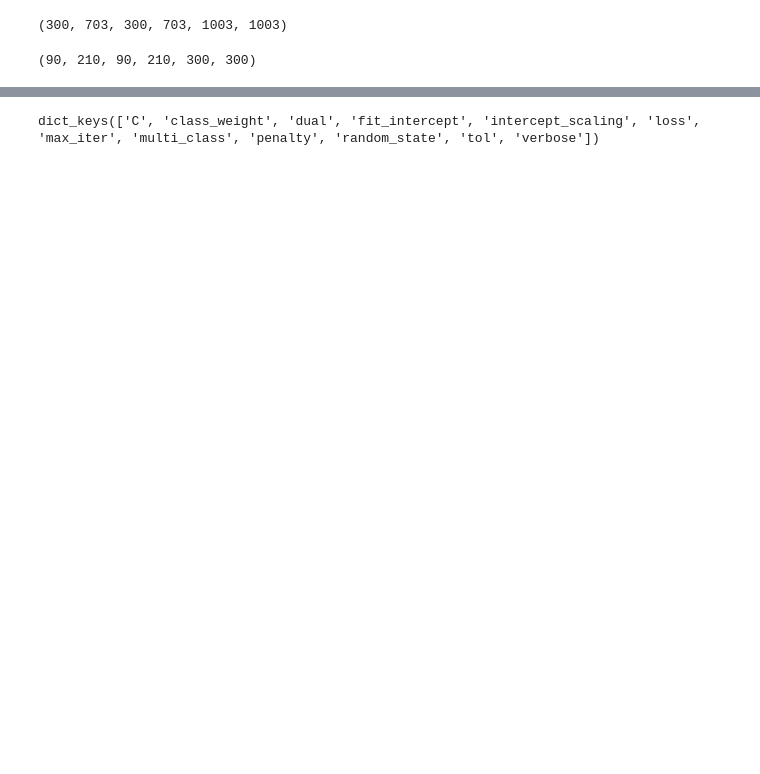
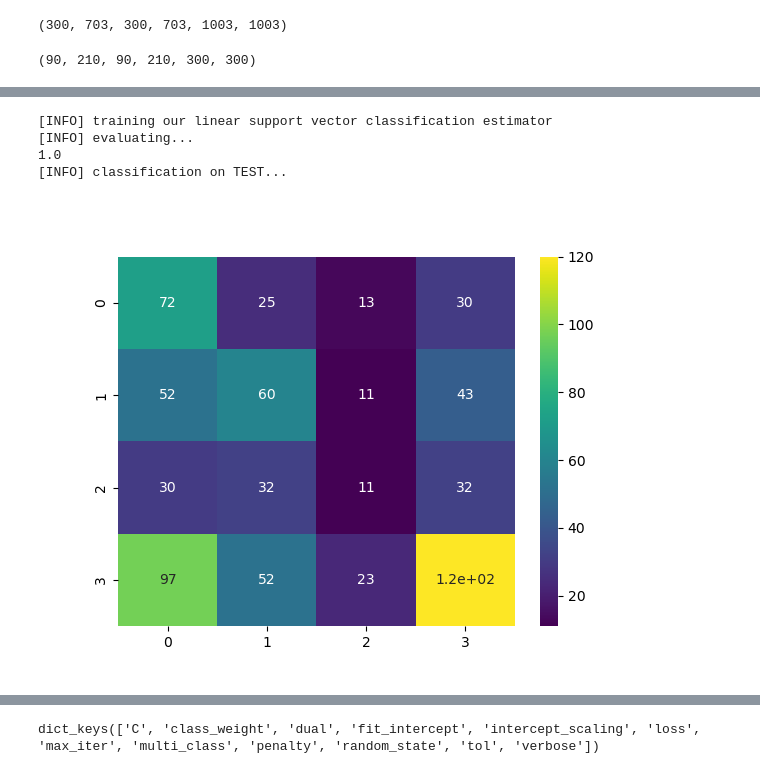
Before and after one commit to Brinkley97/csci_535_multimodal_probabilistic_learning, a Jupyter notebook: hw/2-multimodal_machine_learning_for_emotion_recognition/visual-main.ipynb, the cells around one changed output, grey strips where cells are left out. Saved outputs shown, nothing was run; the diff lists cells and outputs as text; code cells hidden in the pictures; blank space fills up the shorter version.

Commit message:
classification with and without hyper-parameter tuning

```diff
--- a/hw/2-multimodal_machine_learning_for_emotion_recognition/visual-main.ipynb
+++ b/hw/2-multimodal_machine_learning_for_emotion_recognition/visual-main.ipynb
@@ -82,0 +98,28 @@ See my [HW 2 Notes](https://detraviousjbrinkley.notion.site/HW-2-Multimodal-Mach
+# %%
+print("[INFO] training our linear support vector classification estimator")
+
+# initialize the LinearSVC() estimator
+classification_estimator = svm.LinearSVC()
+
+# train the model without hyperparameter tuning
+train_without_hp = classification_estimator.fit(X_train, y_train)
+
+print("[INFO] evaluating...")
+
+# evaluate the model without hyperparameter tuning model
+print(train_without_hp.score(X_train, y_train))
+# print(train_without_hp.best_score)
+
+print("[INFO] classification on TEST...")
+# make a prediction (returns a list of 0 - 4 values)
+y_pred_without_hp = train_without_hp.predict(X_test)
+# show true labels and predictions
+cm = confusion_matrix(y_test, y_pred_without_hp)
+sns.heatmap(cm, annot=True, cmap='viridis')
+plt.show()
+# %% [output]
+[INFO] training our linear support vector classification estimator
+[INFO] evaluating...
+1.0
+[INFO] classification on TEST...
+[figure, added]
```
Also changed, not shown: parts of 19 cells of this notebook, 1 other file.
